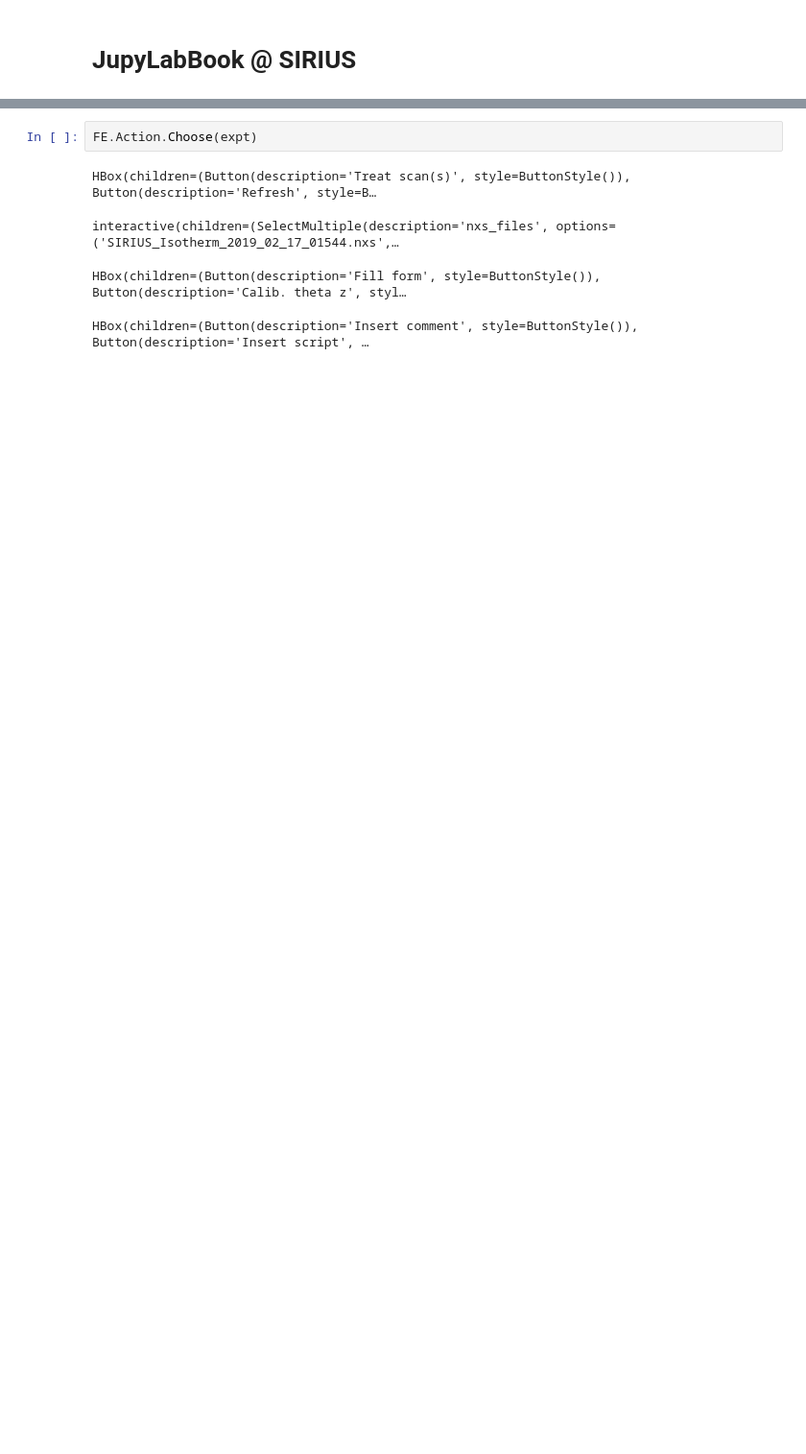
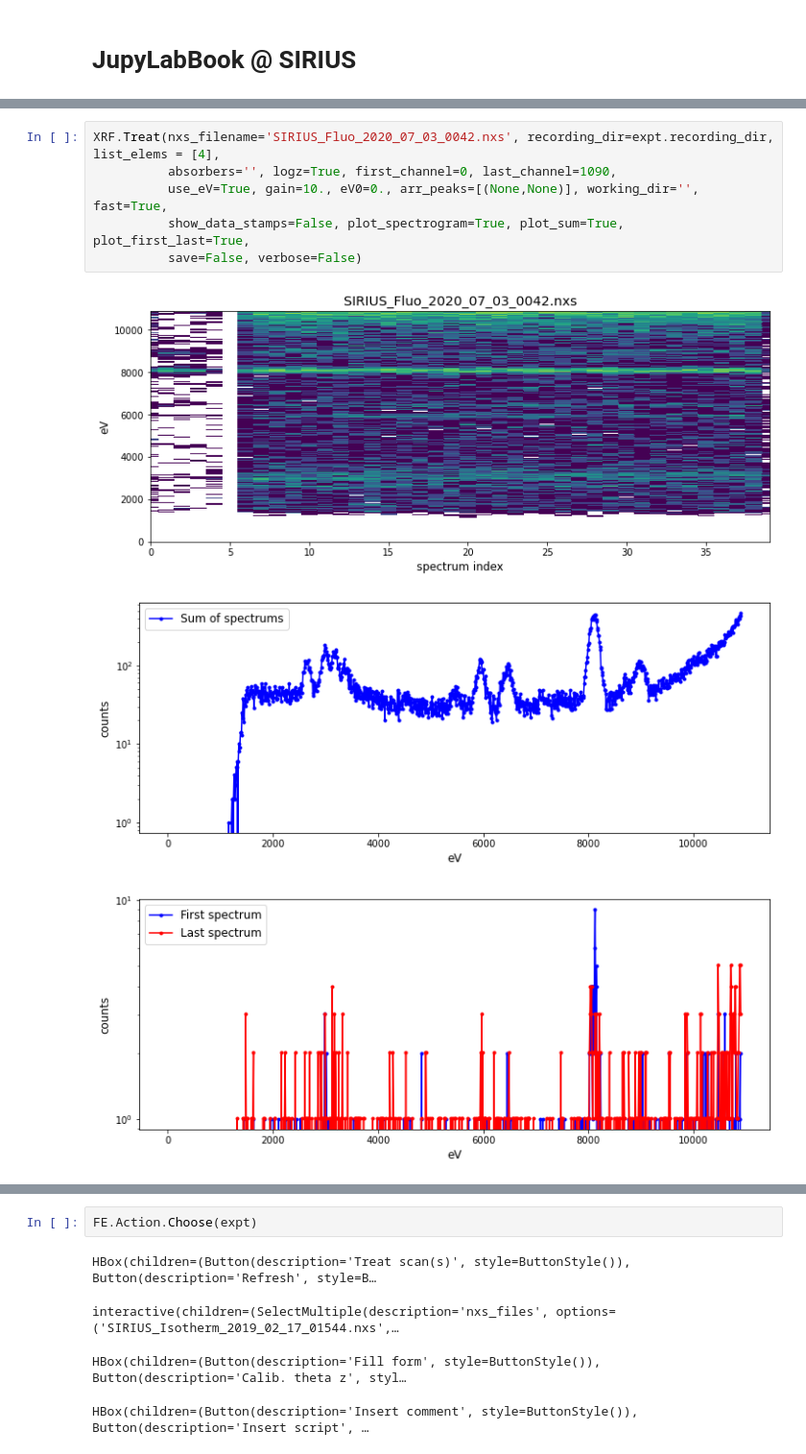
Before and after one commit to ArnaudHemmerle/JupyLabBook, a Jupyter notebook: JupyLabBook.ipynb, the cells around one changed output, grey strips where cells are left out. Shown at 96% size. Cells and saved outputs as stored; diff of their text form; blank space fills up the shorter version.

```diff
--- a/JupyLabBook.ipynb
+++ b/JupyLabBook.ipynb
@@ -128,0 +97,10 @@ Sensors1D.GaussianRepartitionFit(nxs_filename='SIRIUS_2020_03_11_0744.nxs', reco
+# %%
+XRF.Treat(nxs_filename='SIRIUS_Fluo_2020_07_03_0042.nxs', recording_dir=expt.recording_dir, list_elems = [4],
+          absorbers='', logz=True, first_channel=0, last_channel=1090,
+          use_eV=True, gain=10., eV0=0., arr_peaks=[(None,None)], working_dir='', fast=True,
+          show_data_stamps=False, plot_spectrogram=True, plot_sum=True, plot_first_last=True,
+          save=False, verbose=False)
+# %% [output]
+[figure, added]
+[figure, added]
+[figure, added]
```
Also changed, not shown: parts of 30 cells of this notebook, 3 other files.
